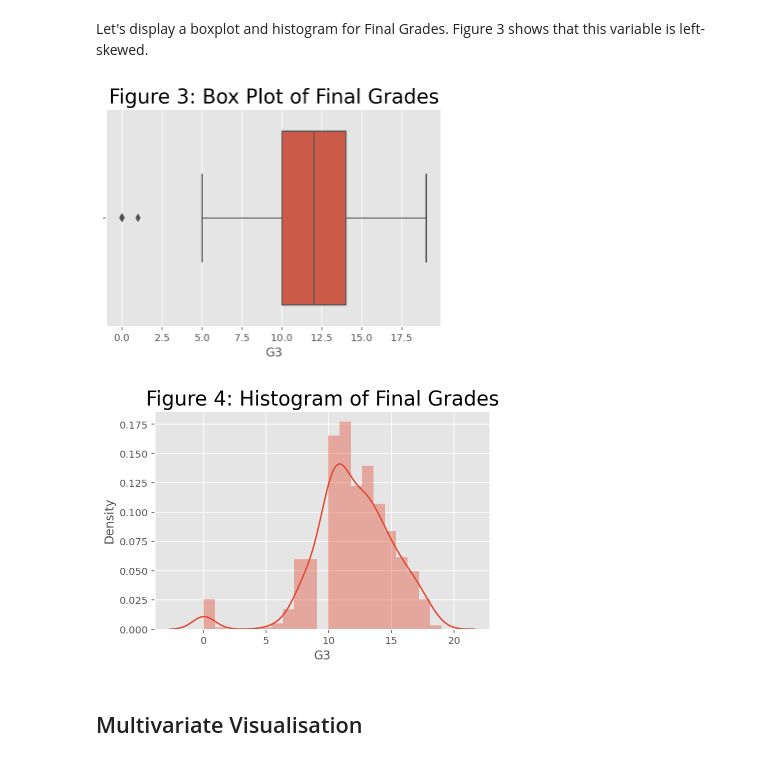
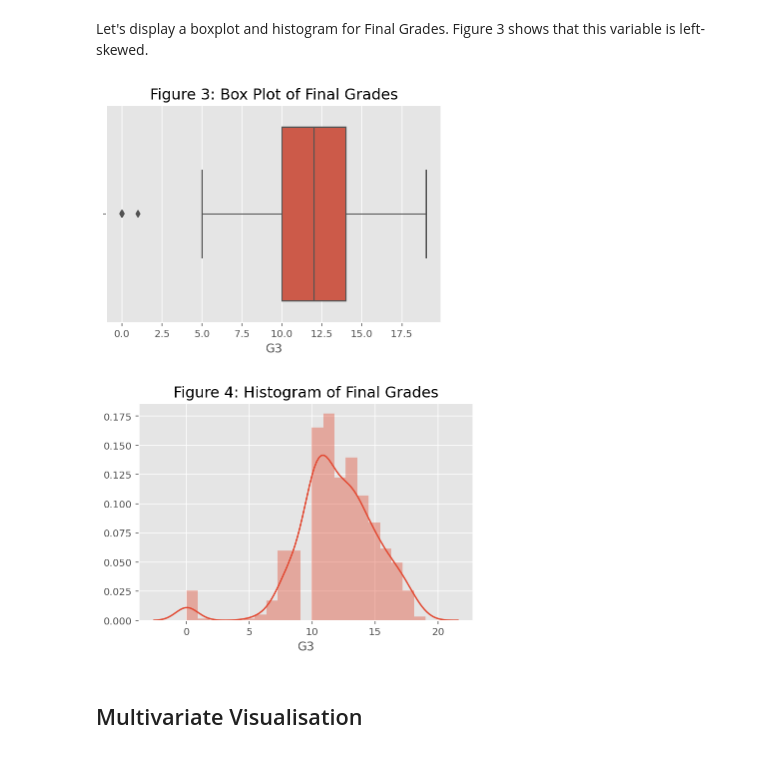
Before and after one commit to Rhyme1325/Analytics_project, a Jupyter notebook: project.ipynb, the cells around one changed output. Drawn from its saved outputs; the diff is of its cells as text; code cells hidden in the pictures.

```diff
--- a/project.ipynb
+++ b/project.ipynb
@@ -423,16 +424,16 @@ plt.show();
 Let's display a boxplot and histogram for Final Grades. Figure 3 shows that this variable is left-skewed.
 # %%
 # get a box plot of final grades
-sns.boxplot(df['G3']).set_title('Figure 3: Box Plot of Final Grades', fontsize = 20)
+sns.boxplot(df['G3']).set_title('Figure 3: Box Plot of Final Grades', fontsize = 15)
 plt.show();
 # %% [output]
-[figure, old version]
+[figure, new version]
 # %%
 # get a histogram of age with kernel density estimate
-sns.distplot(df['G3'], kde = True).set_title('Figure 4: Histogram of Final Grades', fontsize = 20)
+sns.distplot(df['G3'], kde = True).set_title('Figure 4: Histogram of Final Grades', fontsize = 15)
 plt.show();
 # %% [output]
-[figure, old version]
+[figure, new version]
 # %% [markdown]
 ## Multivariate Visualisation
 # %% [markdown]
```
Also changed, not shown: parts of 29 cells of this notebook.
